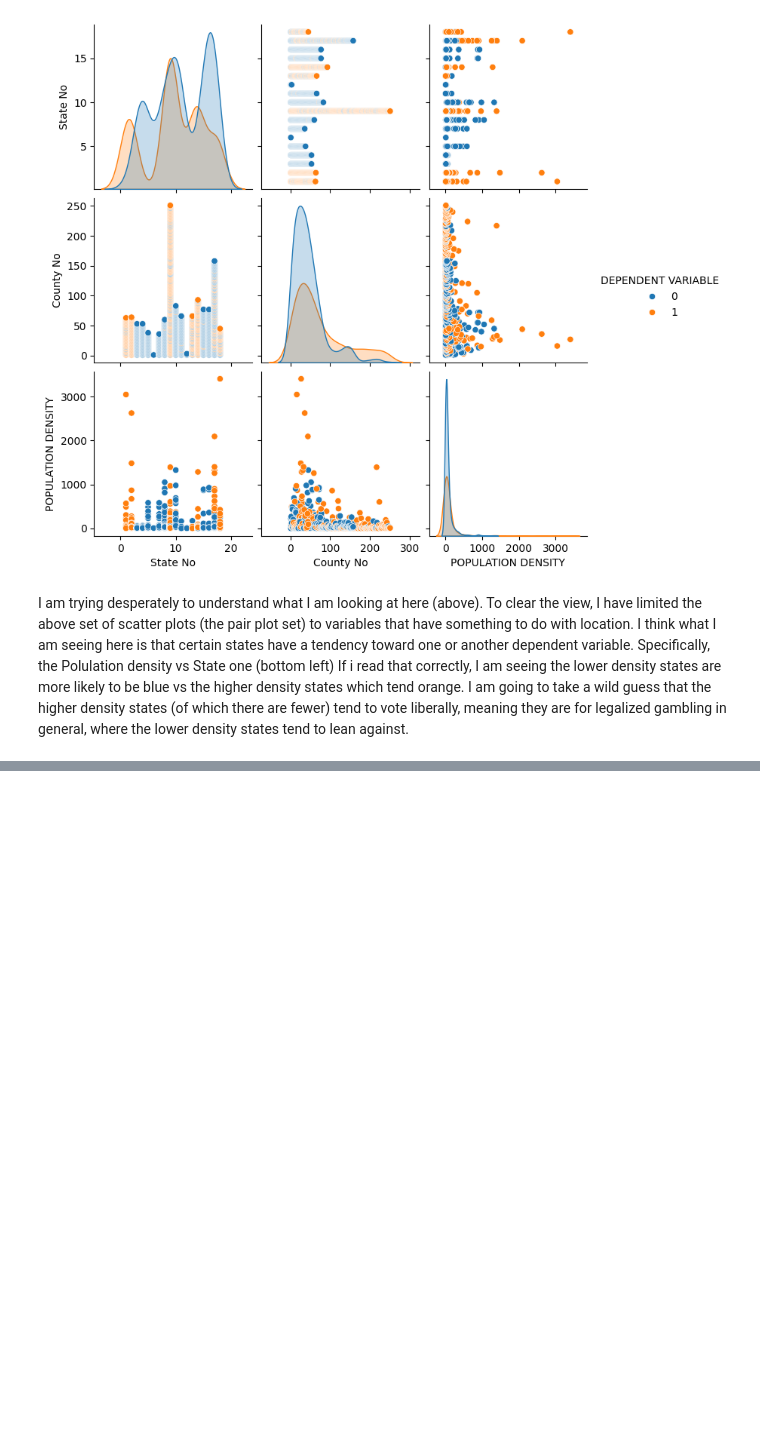
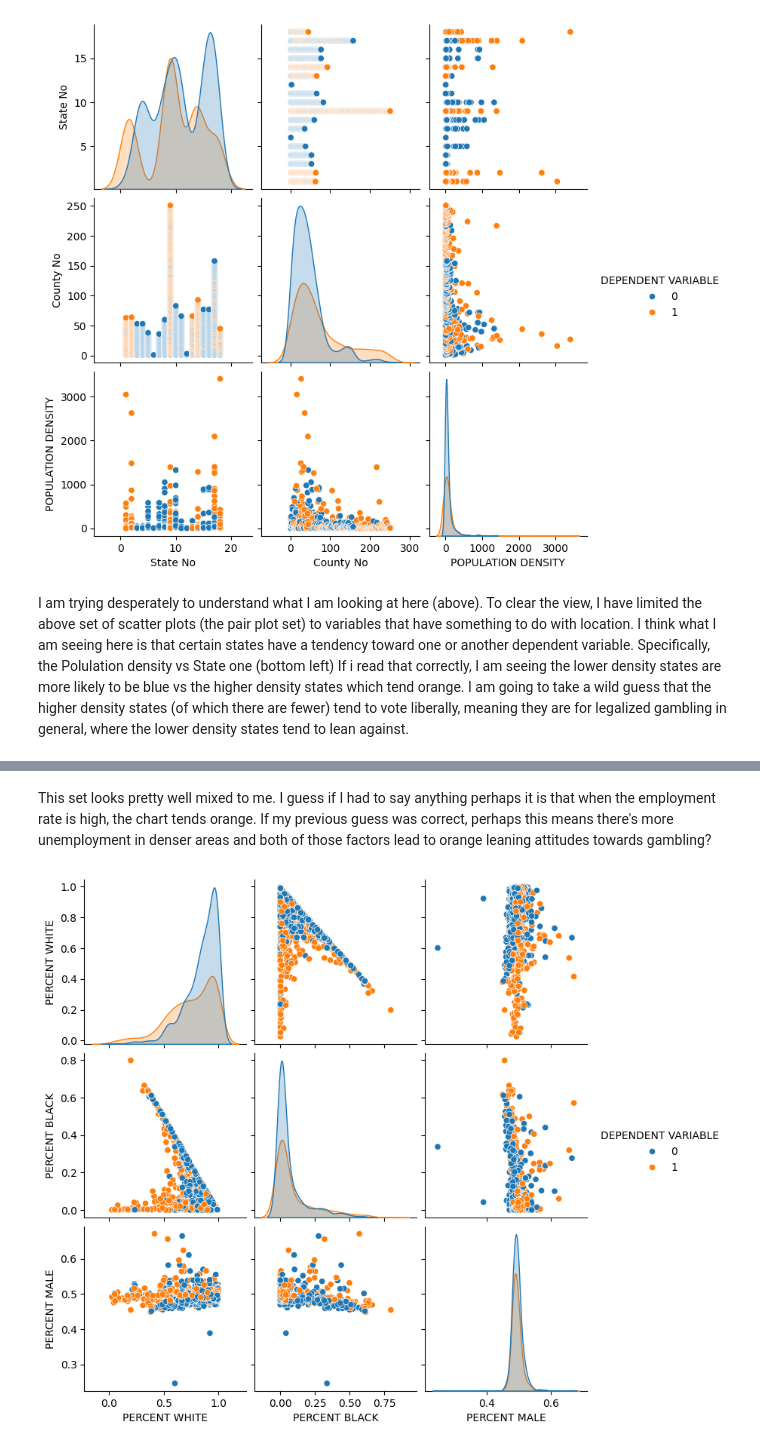
Before and after one commit to dallascaley/Business-Intelligence, a Jupyter notebook: Colab Notebooks/IS470_Assignment02.ipynb, the cells around one changed output, grey strips where cells are left out. Cells and saved outputs as stored; diff of their text form; code cells hidden in the pictures; blank space fills up the shorter version.

```diff
--- a/Colab Notebooks/IS470_Assignment02.ipynb
+++ b/Colab Notebooks/IS470_Assignment02.ipynb
@@ -343,0 +351,9 @@ I am trying desperately to understand what I am looking at here (above).  To cle
+# %% [markdown]
+This set looks pretty well mixed to me.  I guess if I had to say anything perhaps it is that when the employment rate is high, the chart tends orange.  If my previous guess was correct, perhaps this means there's more unemployment in denser areas and both of those factors lead to orange leaning attitudes towards gambling?
+# %%
+# how about race/gender?
+subset = eval_set[['PERCENT WHITE','PERCENT BLACK', 'PERCENT MALE','DEPENDENT VARIABLE']]
+sns.pairplot(data=subset, hue='DEPENDENT VARIABLE')
+plt.show()
+# %% [output]
+[figure, added]
```
Also changed, not shown: parts of 5 cells of this notebook.
